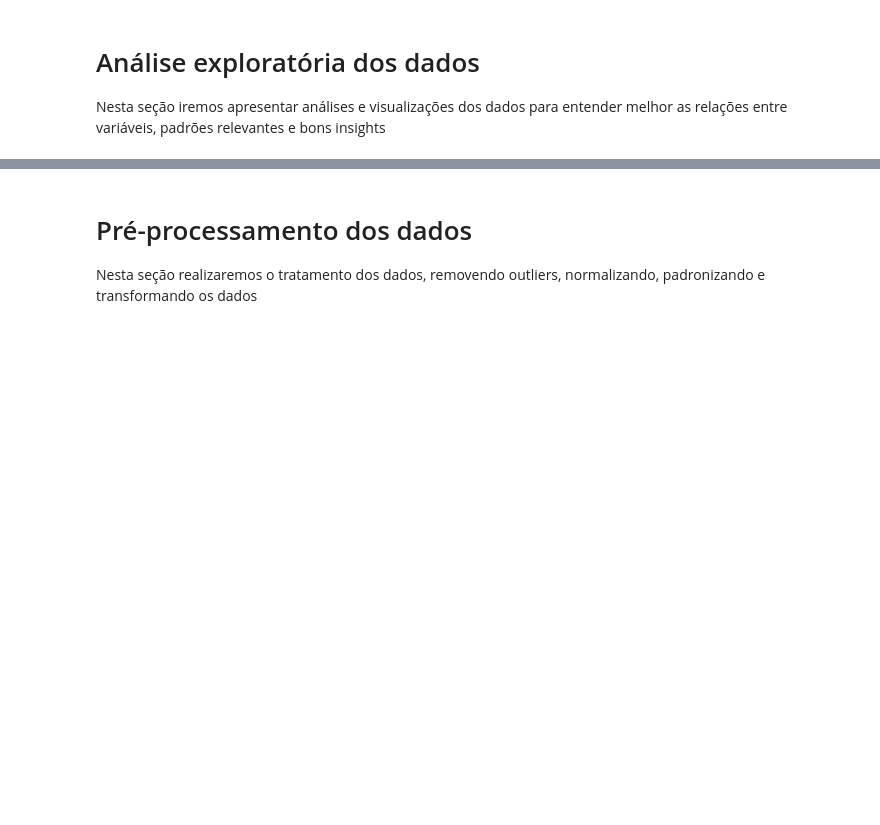
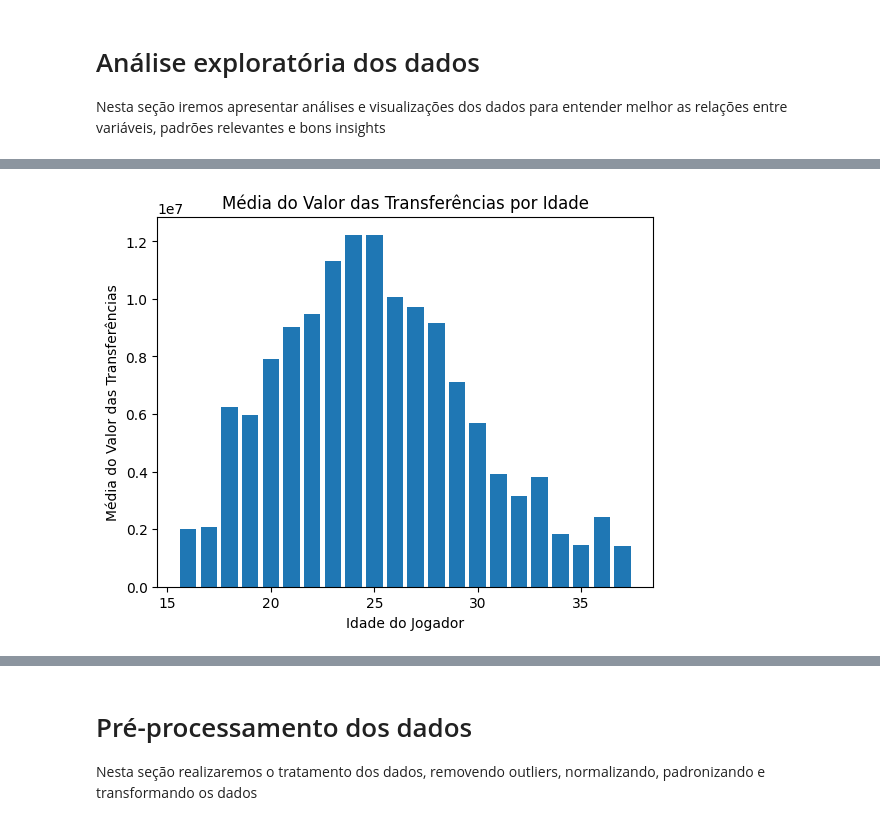
Before and after one commit to gabrielmmf/previsao-de-valores-de-mercado, a Jupyter notebook: main.ipynb, the cells around one changed output, grey strips where cells are left out. Cells and saved outputs as stored; diff of their text form; code cells hidden in the pictures; blank space fills up the shorter version.

```diff
--- a/main.ipynb
+++ b/main.ipynb
@@ -142,0 +171,10 @@ Nesta seção iremos apresentar análises e visualizações dos dados para enten
+# %%
+mean_transfer_fee_by_age = pl_transfers.groupby('playerAge')['transferFee'].mean()
+
+plt.bar(mean_transfer_fee_by_age.index, mean_transfer_fee_by_age.values)
+plt.xlabel('Idade do Jogador')
+plt.ylabel('Média do Valor das Transferências')
+plt.title('Média do Valor das Transferências por Idade')
+plt.show()
+# %% [output]
+[figure, added]
```
Also changed, not shown: parts of 18 cells of this notebook.
